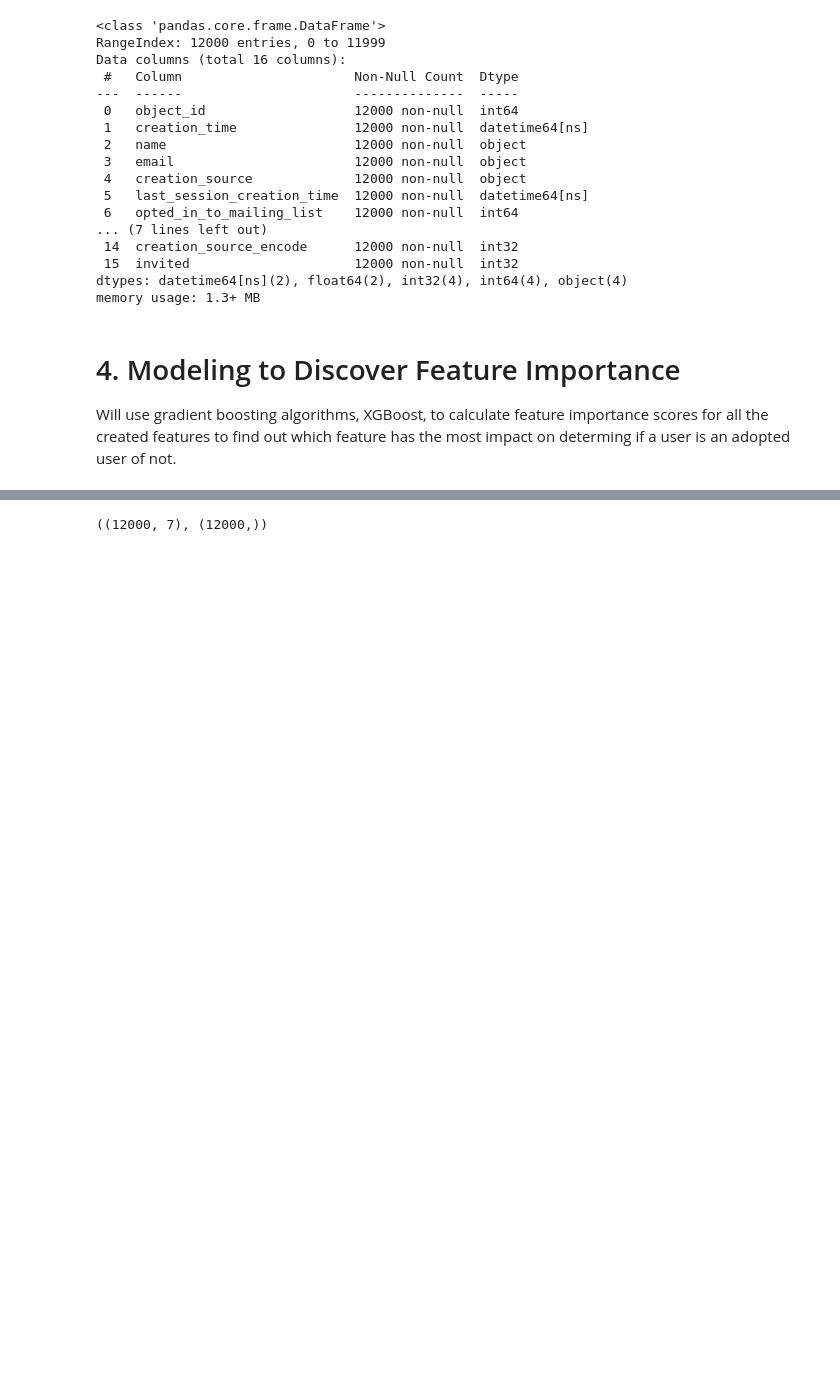
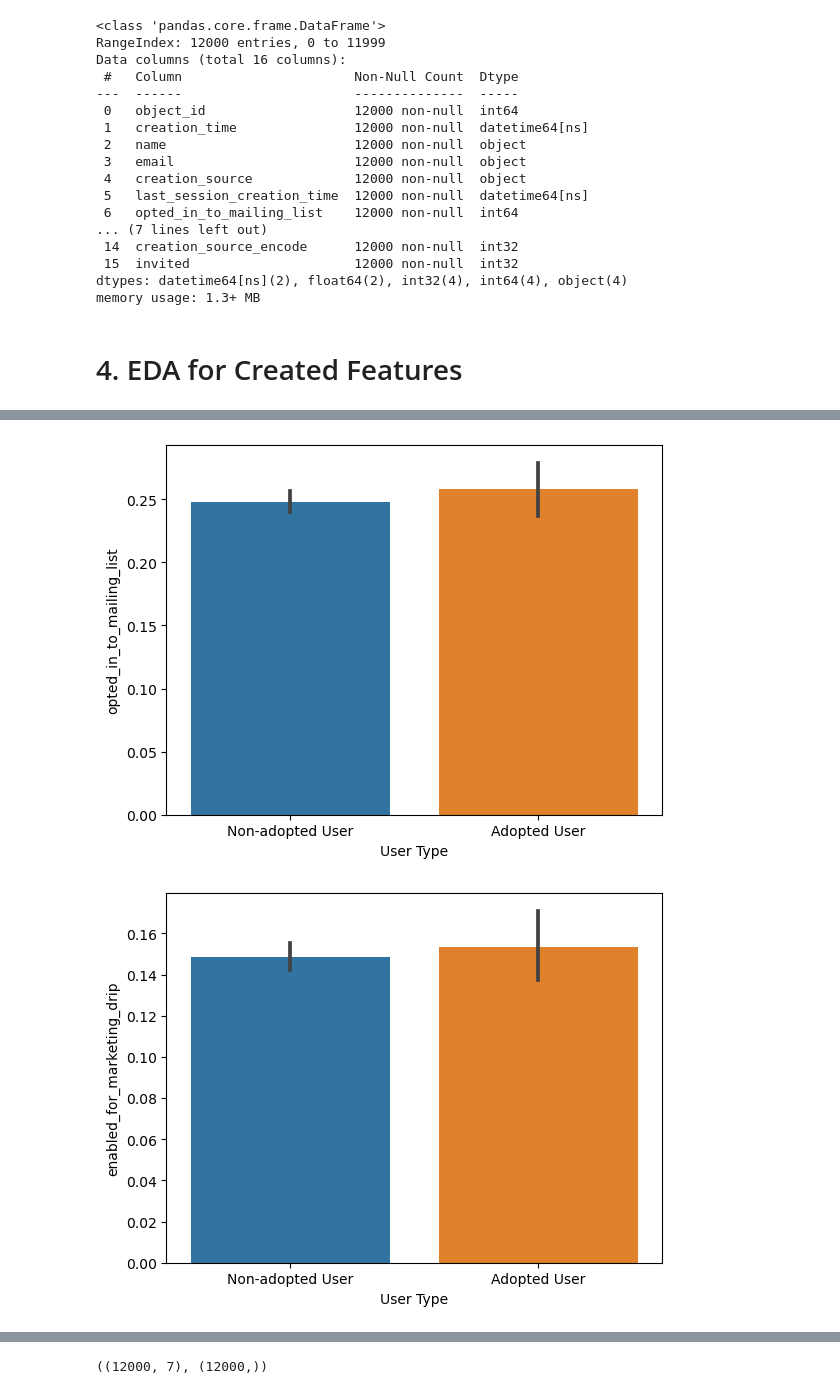
Before and after one commit to wangtuguahhh/Springboard, a Jupyter notebook: 27.2.2_relax_challenge/Relax_Adopted_User_Challenge.ipynb, the cells around one changed output, grey strips where cells are left out. Drawn from its saved outputs; the diff is of its cells as text; code cells hidden in the pictures; blank space fills up the shorter version.

```diff
--- a/27.2.2_relax_challenge/Relax_Adopted_User_Challenge.ipynb
+++ b/27.2.2_relax_challenge/Relax_Adopted_User_Challenge.ipynb
@@ -466,10 +466,8 @@ Data columns (total 16 columns):
  15  invited                     12000 non-null  int32
 dtypes: datetime64[ns](2), float64(2), int32(4), int64(4), object(4)
 memory usage: 1.3+ MB
-# %% [markdown]
-# 4. Modeling to Discover Feature Importance
-
-Will use gradient boosting algorithms, XGBoost, to calculate feature importance scores for all the created features to find out which feature has the most impact on determing if a user is an adopted user of not.
+# %% [markdown]
+# 4. EDA for Created Features
 # %%
 df_user.head()
 # %% [output]
@@ -479,3 +477,19 @@ df_user.head()
 | 2 | 3 | 2013-03-19 23:14:52 | Bottrill Mitchell | MitchellBottrill@gustr.com | ORG_INVITE | 2013-03-19 23:14:52 | ... |
 | 3 | 4 | 2013-05-21 08:09:28 | Clausen Nicklas | NicklasSClausen@yahoo.com | GUEST_INVITE | 2013-05-22 08:09:28 | ... |
 | 4 | 5 | 2013-01-17 10:14:20 | Raw Grace | GraceRaw@yahoo.com | GUEST_INVITE | 2013-01-22 10:14:20 | ... |
+# %%
+# define a function for checking each feature's correlation with target 'adopted user'
+def make_barplot(data, target, feature):
+    sns.barplot(data = data, x = target, y = feature)
+    plt.xlabel('User Type')
+    plt.ylabel(feature)
+    plt.xticks([0, 1], ['Non-adopted User', 'Adopted User'])
+    plt.show()
+# %%
+# let's check if there is any correlation between each feature and adopted user or not
+cols = ['opted_in_to_mailing_list', 'enabled_for_marketing_drip', 'org_id', 'top_domain', 'active_time_s', 'creation_source_encode', 'invited']
+for col in cols:
+    make_barplot(df_user, 'adopted_user', col)
+# %% [output]
+[figure, added]
+[figure, added]
```
Also changed, not shown: parts of 7 cells of this notebook.
